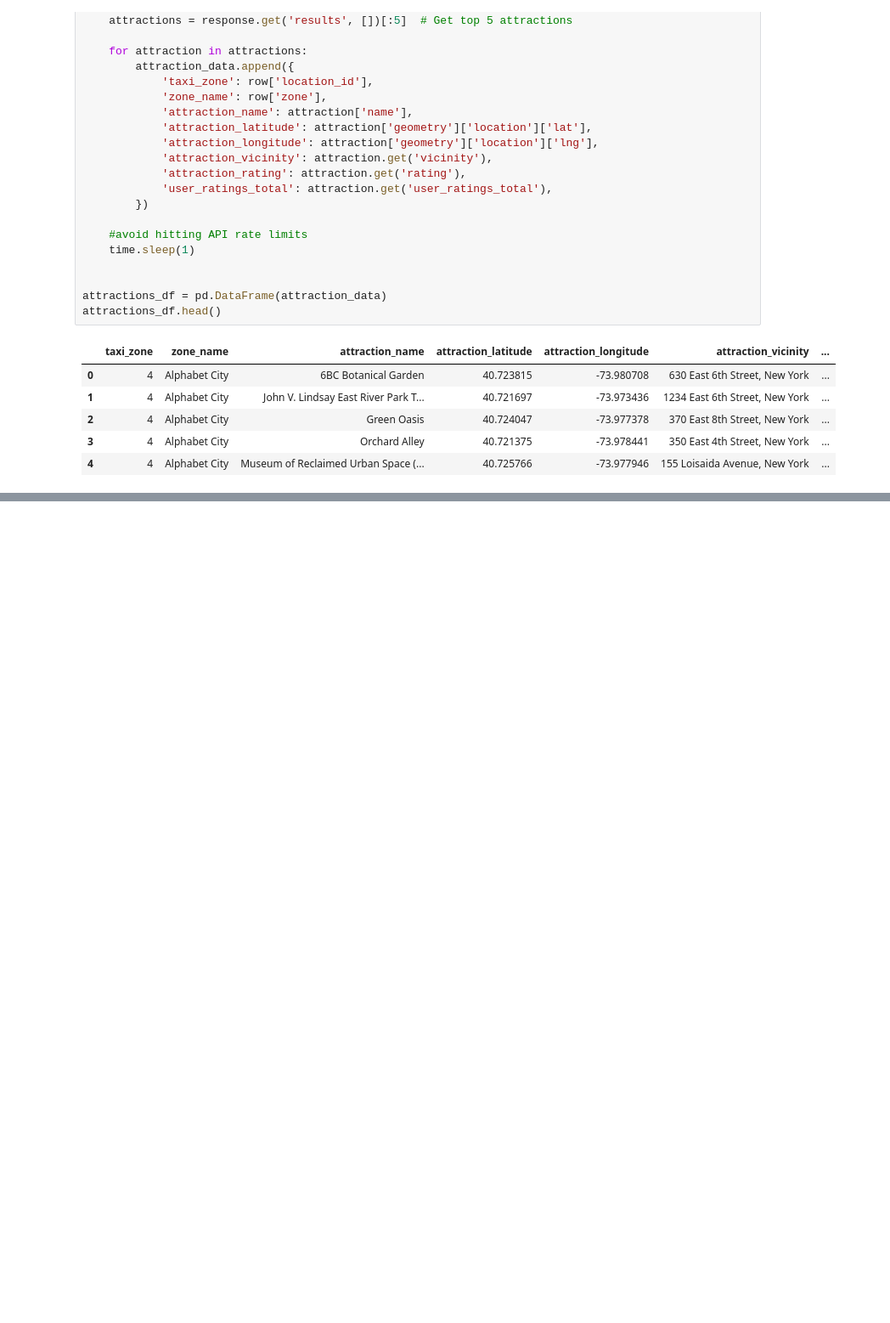
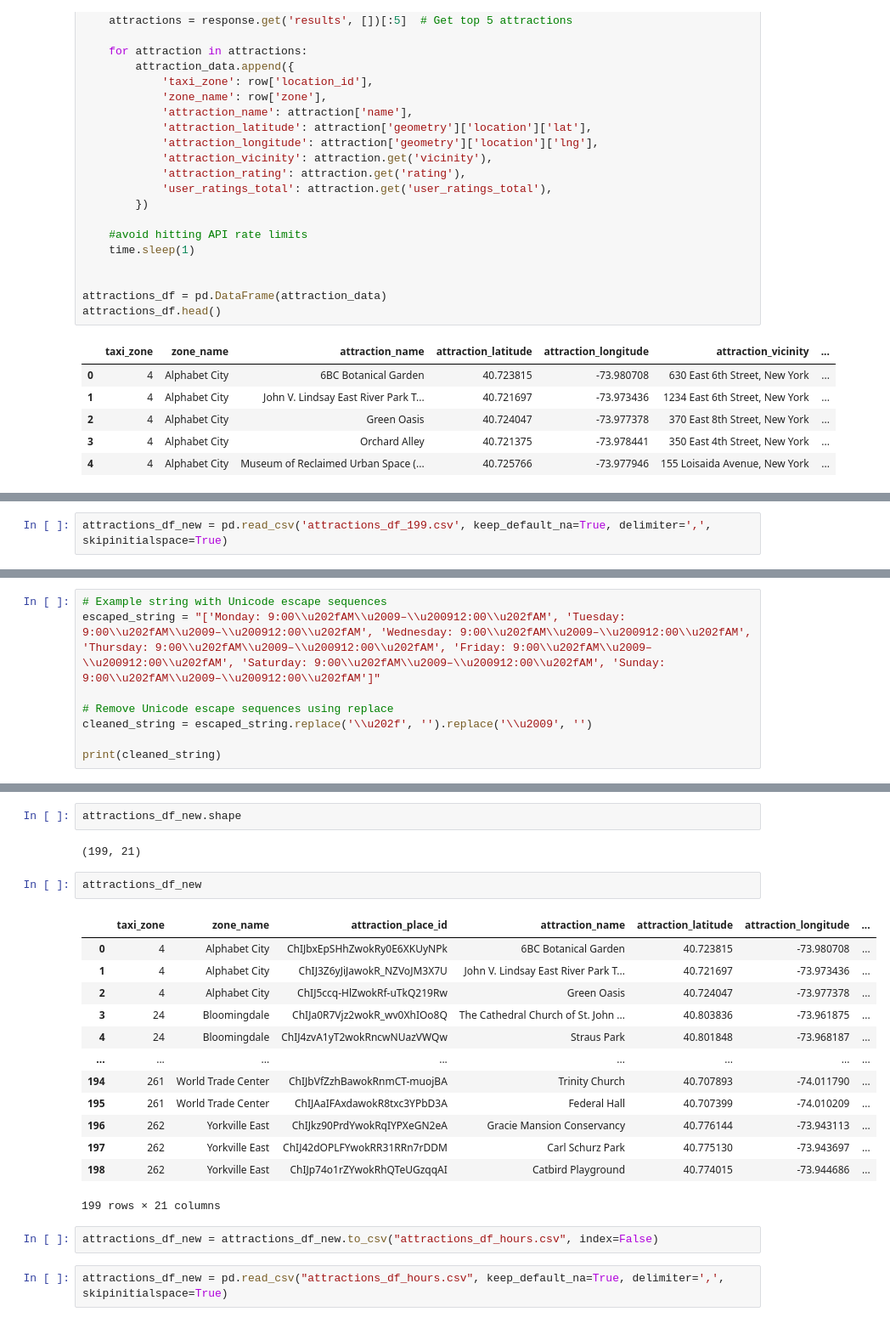
Before and after one commit to HelloMum/COMP47360-Smart-Tourist-Guide, a Jupyter notebook: src/data_processing/notebooks/attractions/attraction_data_cleaning.ipynb, the cells around one changed output, grey strips where cells are left out. Shown at 85% size. Drawn from its saved outputs; the diff is of its cells as text; blank space fills up the shorter version.

Commit message:
AttractionDataPrep
Gathering and partial cleaning of attraction data. attractions_df_199 contains the most up to date df.

```diff
--- a/src/data_processing/notebooks/attractions/attraction_data_cleaning.ipynb
+++ b/src/data_processing/notebooks/attractions/attraction_data_cleaning.ipynb
@@ -190,0 +460,2 @@ attractions_df.shape
+# %%
+attractions_df_new = pd.read_csv('attractions_df_199.csv', keep_default_na=True, delimiter=',', skipinitialspace=True)
@@ -190,0 +491,8 @@ attractions_df.shape
+# %%
+# Example string with Unicode escape sequences
+escaped_string = "['Monday: 9:00\\u202fAM\\u2009–\\u200912:00\\u202fAM', 'Tuesday: 9:00\\u202fAM\\u2009–\\u200912:00\\u202fAM', 'Wednesday: 9:00\\u202fAM\\u2009–\\u200912:00\\u202fAM', 'Thursday: 9:00\\u202fAM\\u2009–\\u200912:00\\u202fAM', 'Friday: 9:00\\u202fAM\\u2009–\\u200912:00\\u202fAM', 'Saturday: 9:00\\u202fAM\\u2009–\\u200912:00\\u202fAM', 'Sunday: 9:00\\u202fAM\\u2009–\\u200912:00\\u202fAM']"
+
+# Remove Unicode escape sequences using replace
+cleaned_string = escaped_string.replace('\\u202f', '').replace('\\u2009', '')
+
+print(cleaned_string)
@@ -190,0 +640,24 @@ attractions_df.shape
+# %%
+attractions_df_new.shape
+# %% [output]
+(199, 21)
+# %%
+attractions_df_new
+# %% [output]
+|  | taxi_zone | zone_name | attraction_place_id | attraction_name | attraction_latitude | attraction_longitude | ... |
+| 0 | 4 | Alphabet City | ChIJbxEpSHhZwokRy0E6XKUyNPk | 6BC Botanical Garden | 40.723815 | -73.980708 | ... |
+| 1 | 4 | Alphabet City | ChIJ3Z6yJiJawokR_NZVoJM3X7U | John V. Lindsay East River Park T... | 40.721697 | -73.973436 | ... |
+| 2 | 4 | Alphabet City | ChIJ5ccq-HlZwokRf-uTkQ219Rw | Green Oasis | 40.724047 | -73.977378 | ... |
+| 3 | 24 | Bloomingdale | ChIJa0R7Vjz2wokR_wv0XhIOo8Q | The Cathedral Church of St. John ... | 40.803836 | -73.961875 | ... |
+| 4 | 24 | Bloomingdale | ChIJ4zvA1yT2wokRncwNUazVWQw | Straus Park | 40.801848 | -73.968187 | ... |
+| ... | ... | ... | ... | ... | ... | ... | ... |
+| 194 | 261 | World Trade Center | ChIJbVfZzhBawokRnmCT-muojBA | Trinity Church | 40.707893 | -74.011790 | ... |
+| 195 | 261 | World Trade Center | ChIJAaIFAxdawokR8txc3YPbD3A | Federal Hall | 40.707399 | -74.010209 | ... |
+| 196 | 262 | Yorkville East | ChIJkz90PrdYwokRqIYPXeGN2eA | Gracie Mansion Conservancy | 40.776144 | -73.943113 | ... |
+| 197 | 262 | Yorkville East | ChIJ42dOPLFYwokRR31RRn7rDDM | Carl Schurz Park | 40.775130 | -73.943697 | ... |
+| 198 | 262 | Yorkville East | ChIJp74o1rZYwokRhQTeUGzqqAI | Catbird Playground | 40.774015 | -73.944686 | ... |
+199 rows × 21 columns
+# %%
+attractions_df_new = attractions_df_new.to_csv("attractions_df_hours.csv", index=False)
+# %%
+attractions_df_new = pd.read_csv("attractions_df_hours.csv", keep_default_na=True, delimiter=',', skipinitialspace=True)
```
Also changed, not shown: parts of 39 cells of this notebook, 12 other files.
